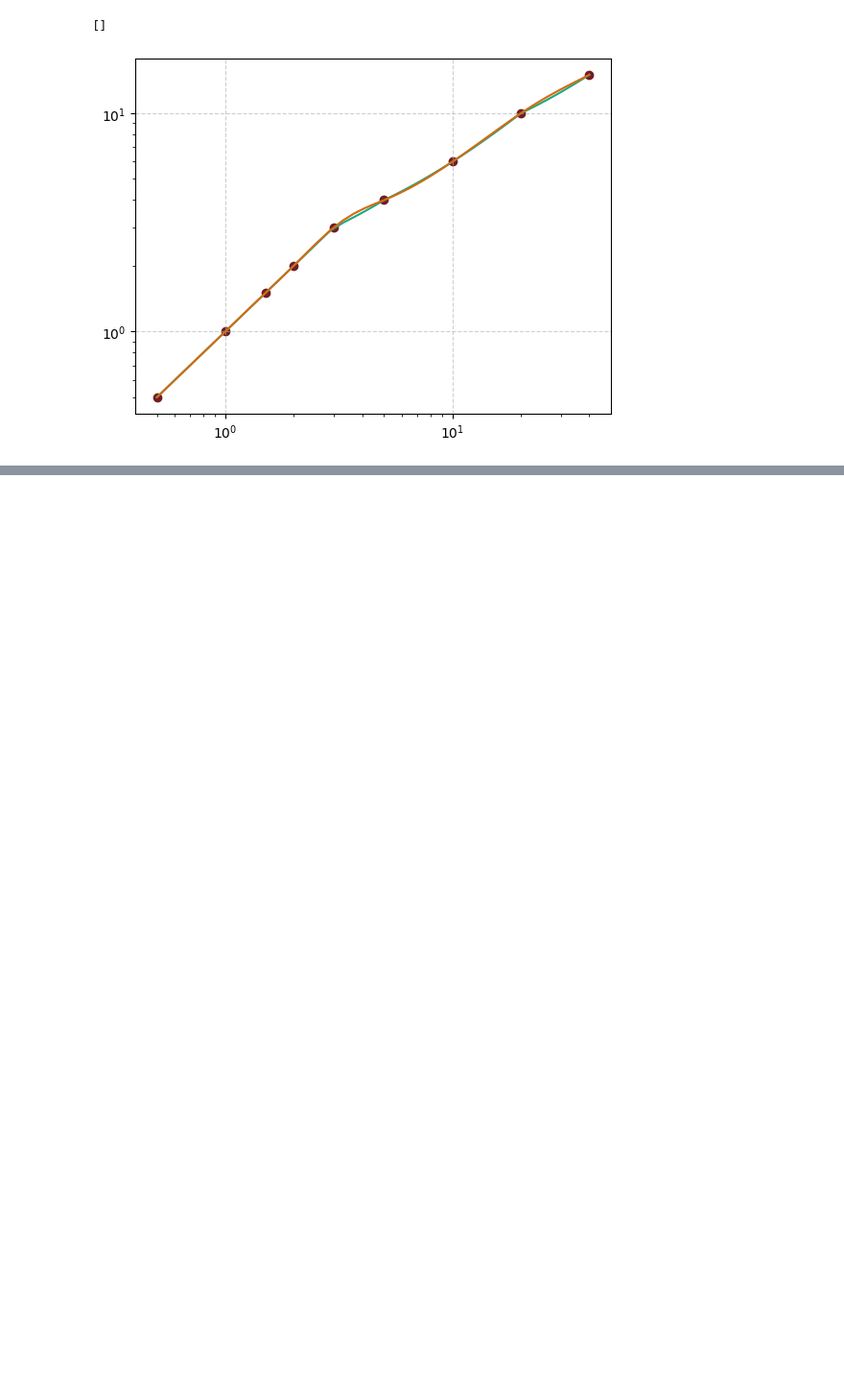
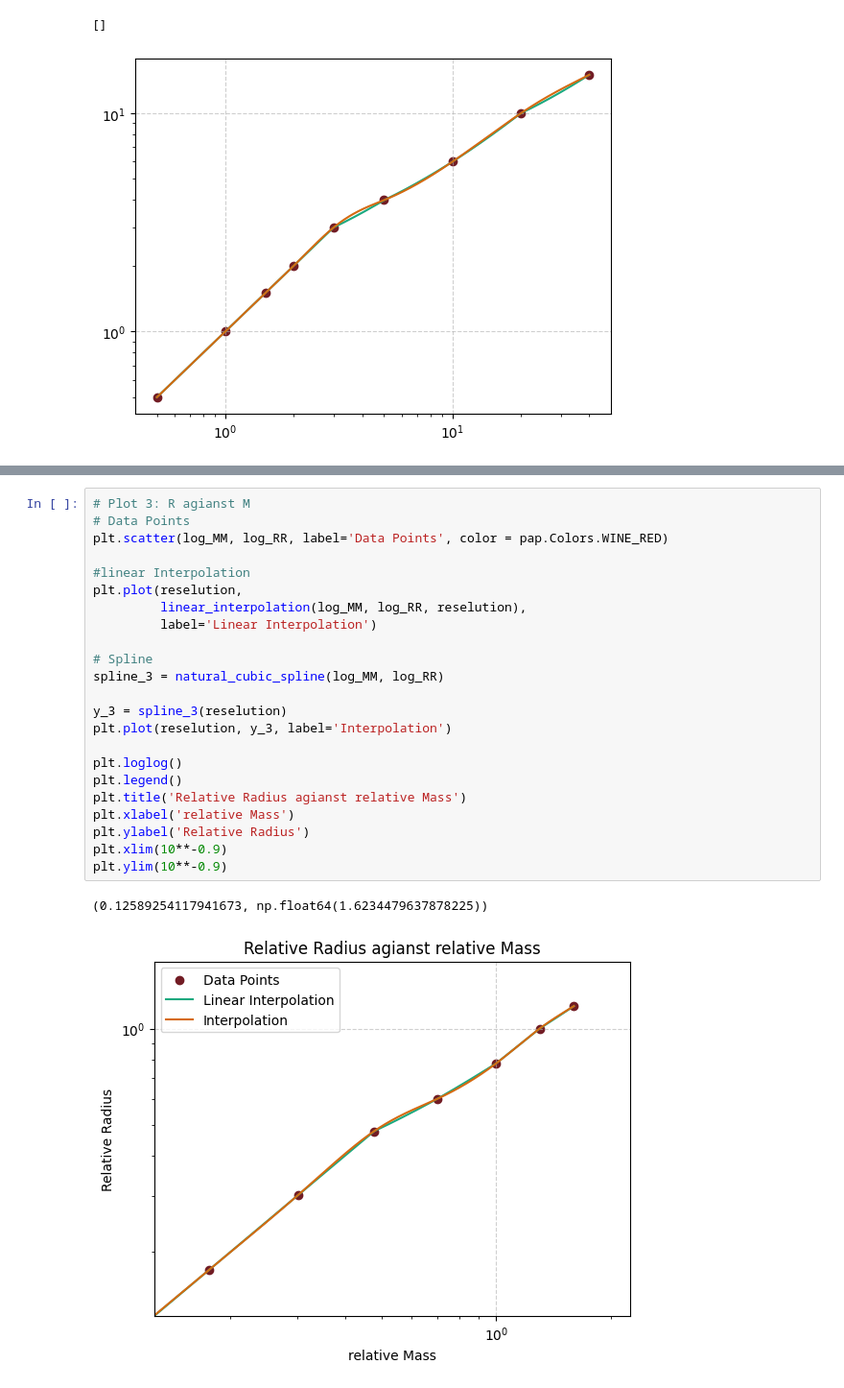
Before and after one commit to FinnZeumer/Introduction-to-Computational-Physics, a Jupyter notebook: Homework_2.ipynb, the cells around one changed output, grey strips where cells are left out. Shown at 96% size. Drawn from its saved outputs; the diff is of its cells as text; blank space fills up the shorter version.

```diff
--- a/Homework_2.ipynb
+++ b/Homework_2.ipynb
@@ -475,0 +564,26 @@ plt.loglog()
+# %%
+# Plot 3: R agianst M
+# Data Points
+plt.scatter(log_MM, log_RR, label='Data Points', color = pap.Colors.WINE_RED)
+
+#linear Interpolation
+plt.plot(reselution,
+         linear_interpolation(log_MM, log_RR, reselution),
+         label='Linear Interpolation')
+
+# Spline
+spline_3 = natural_cubic_spline(log_MM, log_RR)
+
+y_3 = spline_3(reselution)
+plt.plot(reselution, y_3, label='Interpolation')
+
+plt.loglog()
+plt.legend()
+plt.title('Relative Radius agianst relative Mass')
+plt.xlabel('relative Mass')
+plt.ylabel('Relative Radius')
+plt.xlim(10**-0.9)
+plt.ylim(10**-0.9)
+# %% [output]
+(0.12589254117941673, np.float64(1.6234479637878225))
+[figure, added]
```
Also changed, not shown: parts of 11 cells of this notebook.
